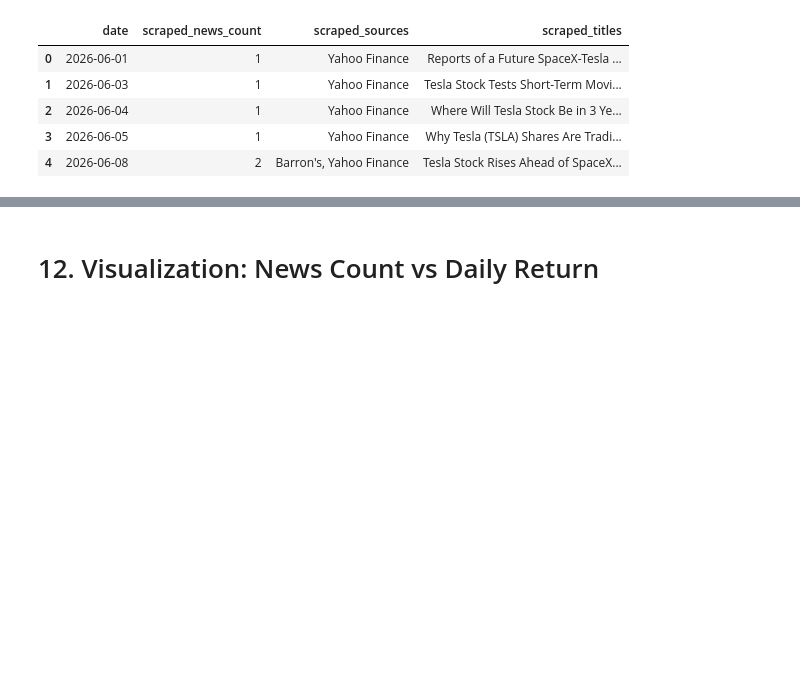
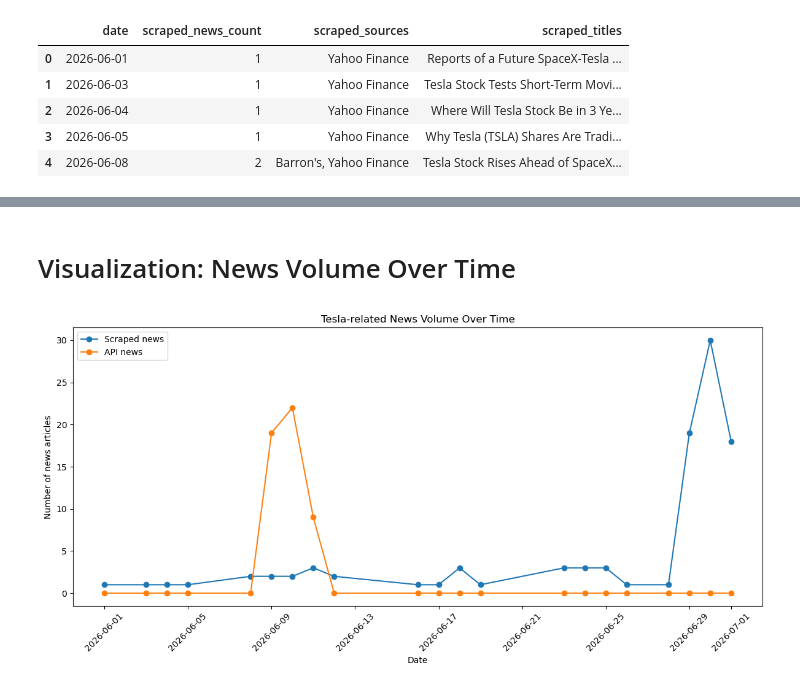
Before and after one commit to wi24b076/BDE-financial-news-stock-project, a Jupyter notebook: notebooks/03_data_merging_tesla.ipynb, the cells around one changed output, grey strips where cells are left out. Saved outputs shown, nothing was run; the diff lists cells and outputs as text; code cells hidden in the pictures; blank space fills up the shorter version.

```diff
--- a/notebooks/03_data_merging_tesla.ipynb
+++ b/notebooks/03_data_merging_tesla.ipynb
@@ -87,0 +88,27 @@ display(scraped_daily.head())
+# %%
+import numpy as np
+
+# Compatibility fix in case the API notebook produced an older CSV
+if "tsla_sentiment_score" not in api_news_df.columns:
+    api_news_df["tsla_sentiment_score"] = np.nan
+
+if "tsla_relevance_score" not in api_news_df.columns:
+    api_news_df["tsla_relevance_score"] = np.nan
+
+if "tsla_sentiment_label" not in api_news_df.columns:
+    api_news_df["tsla_sentiment_label"] = None
+
+# Make sure numeric columns are really numeric
+api_news_df["overall_sentiment_score"] = pd.to_numeric(
+    api_news_df["overall_sentiment_score"], errors="coerce"
+)
+
+api_news_df["tsla_sentiment_score"] = pd.to_numeric(
+    api_news_df["tsla_sentiment_score"], errors="coerce"
+)
+
+api_news_df["tsla_relevance_score"] = pd.to_numeric(
+    api_news_df["tsla_relevance_score"], errors="coerce"
+)
+
+print(api_news_df.columns.tolist())
@@ -192,10 +263,18 @@ display(check_df.head())
 # %% [markdown]
-# 12. Visualization: News Count vs Daily Return
+# Visualization: News Volume Over Time
 # %%
-plt.figure(figsize=(10, 6))
-plt.scatter(merged_df["scraped_news_count"], merged_df["Daily_Return"])
-plt.title("Scraped News Count vs Tesla Daily Return")
-plt.xlabel("Scraped News Count")
-plt.ylabel("Daily Return")
+plt.figure(figsize=(12, 6))
+
+plt.plot(merged_df["Date"], merged_df["scraped_news_count"], marker="o", label="Scraped news")
+plt.plot(merged_df["Date"], merged_df["api_news_count"], marker="o", label="API news")
+
+plt.title("Tesla-related News Volume Over Time")
+plt.xlabel("Date")
+plt.ylabel("Number of news articles")
+plt.xticks(rotation=45)
+plt.legend()
+plt.tight_layout()
 plt.show()
+# %% [output]
+[figure, added]
 # %%
```
Also changed, not shown: parts of 24 cells of this notebook, 10 other files.
